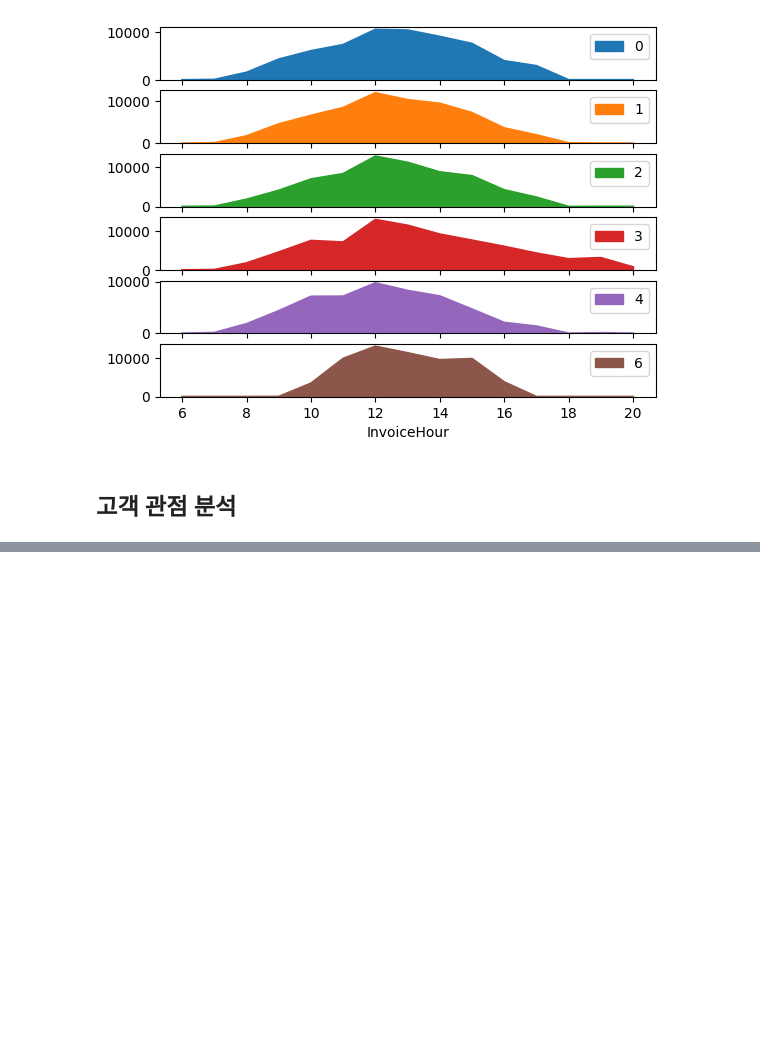
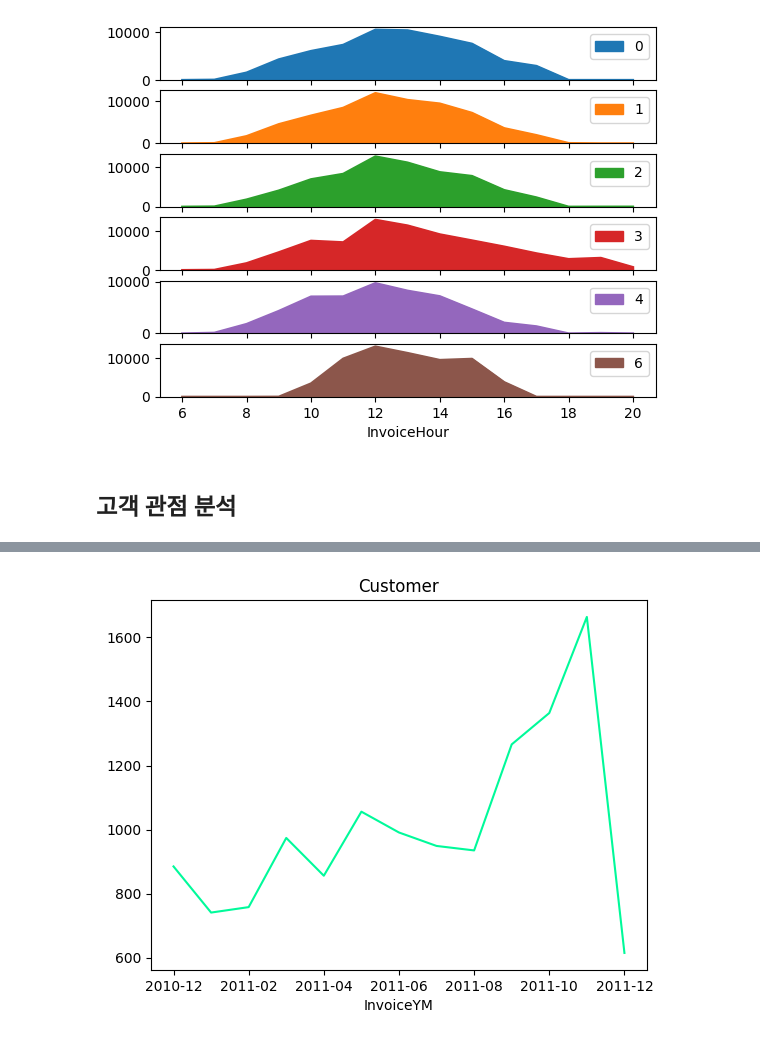
Before and after one commit to JINDOT/Data_Analysis_, a Jupyter notebook: Online_Retail.ipynb, the cells around one changed output, grey strips where cells are left out. Cells and saved outputs as stored; diff of their text form; code cells hidden in the pictures; blank space fills up the shorter version.

```diff
--- a/Online_Retail.ipynb
+++ b/Online_Retail.ipynb
@@ -986,0 +1018,5 @@ array([<Axes: xlabel='InvoiceHour'>, <Axes: xlabel='InvoiceHour'>,
+# %%
+# Customer ID 시각화
+arppu['CustomerID'].plot(title='Customer', color='mediumspringgreen');
+# %% [output]
+[figure, added]
```
Also changed, not shown: parts of 15 cells of this notebook.
